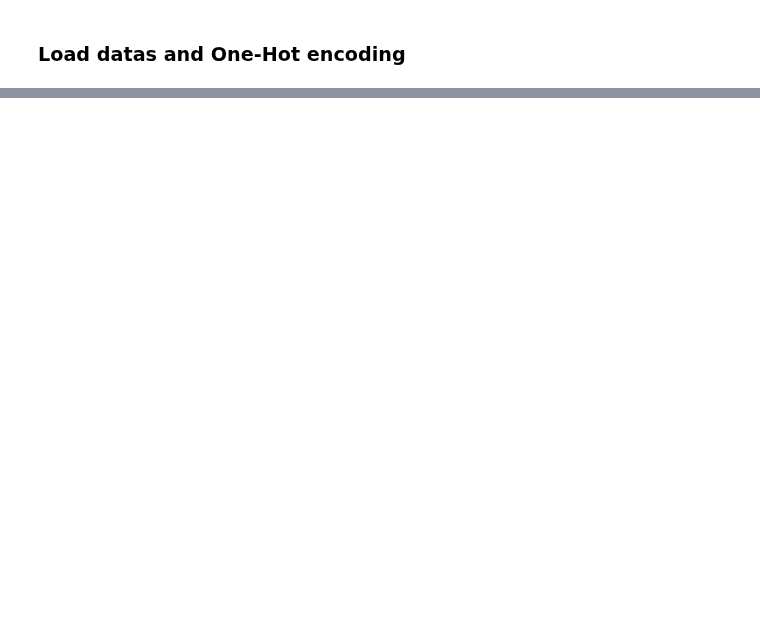
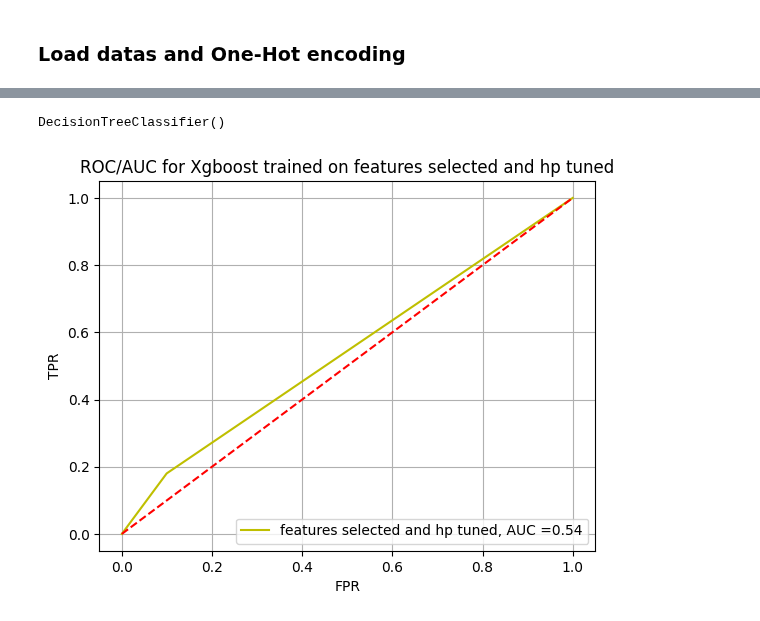
Before and after one commit to hfereidouni/DataScience, a Jupyter notebook: Milestone2/NeuralNetwork.ipynb, the cells around one changed output, grey strips where cells are left out. Drawn from its saved outputs; the diff is of its cells as text; code cells hidden in the pictures; blank space fills up the shorter version.

```diff
--- a/Milestone2/NeuralNetwork.ipynb
+++ b/Milestone2/NeuralNetwork.ipynb
@@ -77,0 +106,6 @@ from sklearn.neural_network import MLPClassifier
+# %%
+selector = VarianceThreshold(0.8 *(1-0.8))
+X_train_pre = selector.fit_transform(train_X)
+train_X_1 = train_X.loc[:,selector.get_support()]
+# %%
+val_X_1 = val_X.loc[:,selector.get_support()]
@@ -77,0 +114,10 @@ from sklearn.neural_network import MLPClassifier
+# %%
+clf = tree.DecisionTreeClassifier()
+# %%
+clf.fit(train_X_1,train_Y)
+# %% [output]
+DecisionTreeClassifier()
+# %%
+fpr,tpr,threshold,roc_auc_score = roc_auc_plot(val_Y,clf.predict_proba(val_X_1),'Xgboost','features selected and hp tuned')
+# %% [output]
+[figure, added]
```
Also changed, not shown: parts of 11 cells of this notebook, 5 other files.
